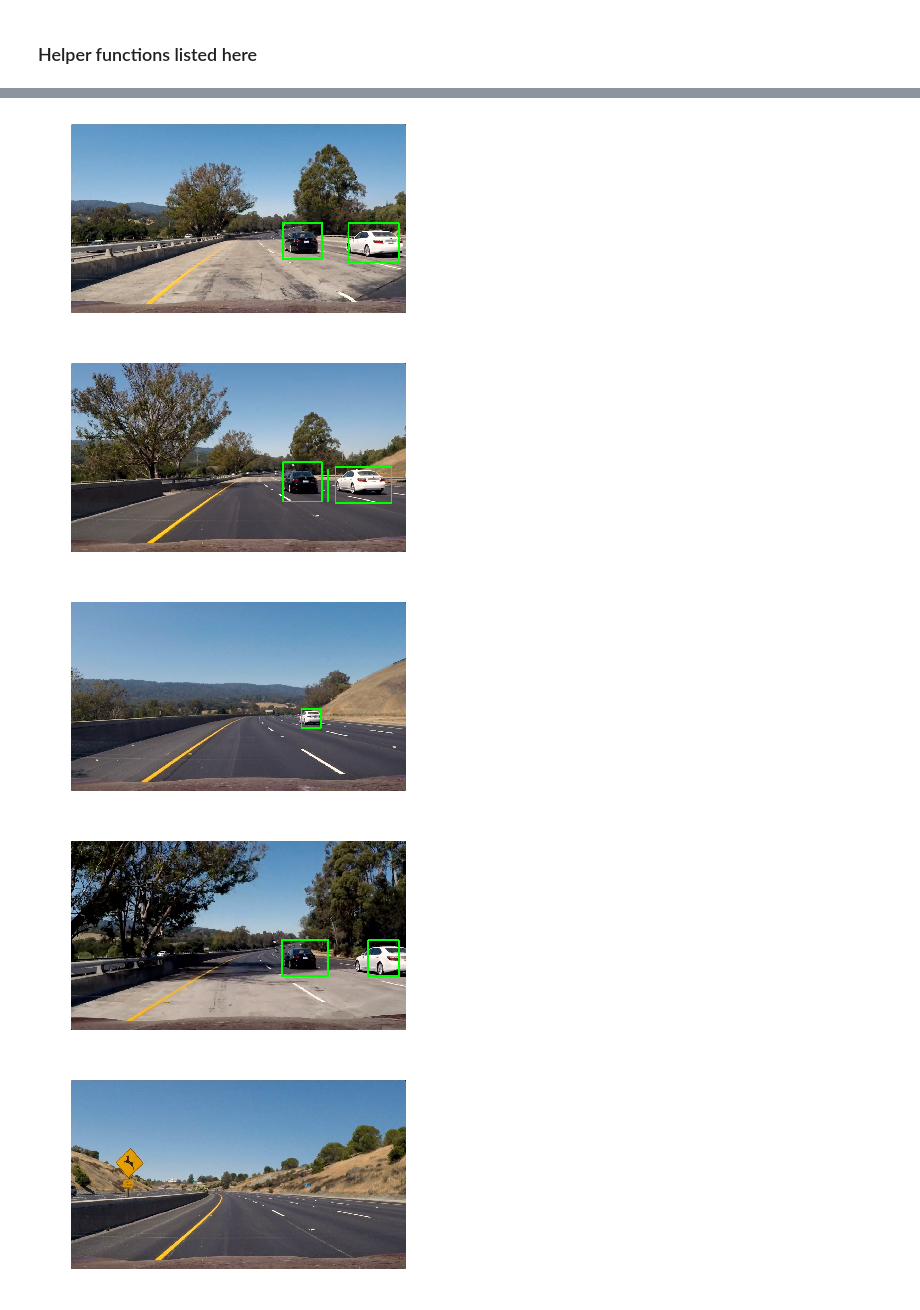
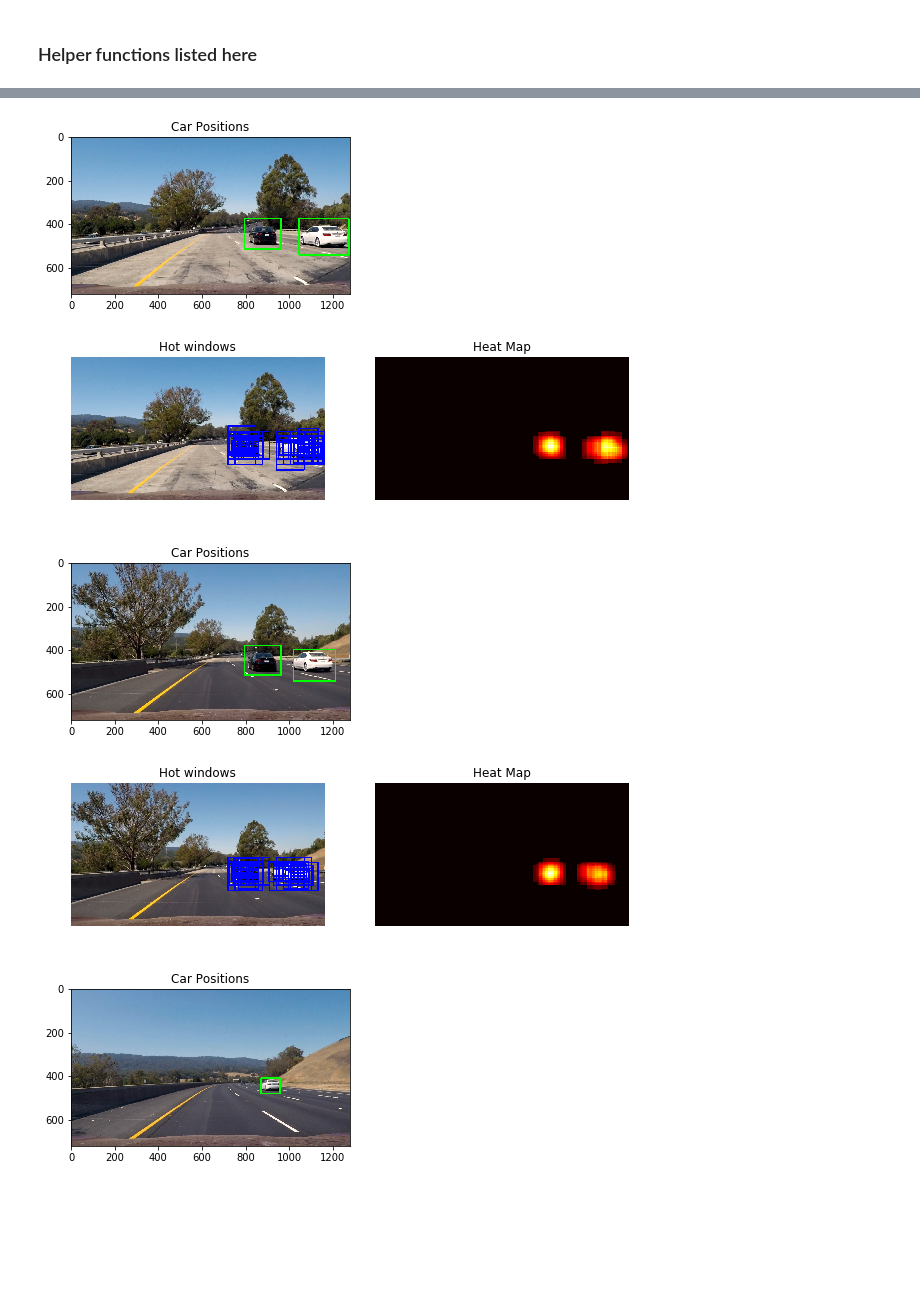
Before and after one commit to mahmud83/vehicle-detection-11, a Jupyter notebook: P5.ipynb, the cells around one changed output, grey strips where cells are left out. Drawn from its saved outputs; the diff is of its cells as text; code cells hidden in the pictures; blank space fills up the shorter version.

```diff
--- a/P5.ipynb
+++ b/P5.ipynb
@@ -277,7 +290,6 @@ my_params = {
         'pix_per_cell' : 16,   # HOG pixels per cell, orig 8
         'cell_per_block' : 2,  # HOG cells per block
         'hog_channel' : 'ALL', # Can be 0, 1, 2, or "ALL"
-#         'spatial_size' : (32, 32),  # Spatial binning dimensions
         'spatial_size' : (32, 32),
         'hist_bins' : 32,   # Number of histogram bins
         'spatial_feat' : True, # Spatial features on or off
@@ -346,7 +358,7 @@ def train_classifier():
     print(round(t2-t, 5), 'Seconds to predict', n_predict,'labels with SVC')
     return svc, X_scaler
 
-# if debug_run == 1:
-svc, X_scaler = train_classifier()
-#     debug_run = 0
+if debug_run == 1:
+    svc, X_scaler = train_classifier()
+    debug_run = 0
 # %% [output]
@@ -361,5 +373,5 @@ For these 10 labels:  [ 1.  1.  1.  0.  0.  0.  1.  0.  0.  1.]
 # %%
-search_classify_obj = SearchandClassify(my_params, svc, X_scaler)
+search_classify_obj = SearchandClassify(my_params, window_config, svc, X_scaler)
 
 test_images = glob.glob('test_images/*.jpg')
 
@@ -370,55 +382,51 @@ def test_pipeline(each_file, debug=False):
     if np.max(image) > 1:
         image = image.astype(np.float32) / float(np.max(image))
 
     windows = search_classify_obj.find_all_windows(image)
     hot_windows = search_classify_obj.search_windows(image, windows)
-    window_img = draw_boxes(image_copy, windows, color=(0, 0, 255), thick=6)
+    window_img = draw_boxes(image_copy, hot_windows, color=(0, 0, 255), thick=6)
 
     heat = np.zeros_like(image[:,:,0]).astype(np.float)
+
     # Add heat to each box in box list
     heat = add_heat(heat, hot_windows)
+
     # Apply threshold to help remove false positives
-    heat = apply_threshold(heat, 1)
+    heat = apply_threshold(heat, 3)
+
     # Find final boxes from heatmap using label function
     labels = label(heat)
     result = draw_labeled_bboxes(image_copy, labels)
 
     if debug == True:
-        f, (sp1, sp2, sp3, sp4) = plt.subplots(1, 4, figsize=(20,12))
-        sp1.imshow(window_img)
-        sp1.set_title('Matched windows', fontsize=10)
-        sp1.axis('off')
+        frame, (im1) = plt.subplots(1, 1, figsize=(5, 4))
+#         im1.imshow(labels[0], cmap='gray')
+#         im1.set_title('{} cars found'.format(labels[1]))
+#         im1.axis('off')
+        plot_hot_heat(window_img, heat)
+        im1.imshow(result)
+        im1.set_title('Car Positions')
+        im1.axis('on')
 
-        sp2.imshow(labels[0], cmap='gray')
-        sp2.set_title('{} cars found'.format(labels[1]), fontsize=10)
-        sp2.axis('off')
-
-        sp3.imshow(heat, cmap='hot')
-        sp3.set_title('Heatmap', fontsize=10)
-        sp3.axis('off')
-
-        sp4.imshow(result)
-        sp4.set_title('Car Positions')
-        sp4.axis('off')
     else:
         return result
 
-heat_collect = deque(maxlen=15)
-class_use = True
+heat_buffer = deque(maxlen=15)
+class_use = False
 
 for each_file in test_images:
-    heat_collect.clear()
+    heat_buffer.clear()
     if class_use == False:
         test_pipeline(each_file, debug=True)
     else:
         image = mpimg.imread(each_file)
         result = search_classify_obj.process_frame(image)
         plt.imshow(result)
         plt.axis('off')
         plt.show()
 # %% [output]
-[figure, old version]
+[figure, new version]
-[figure, old version]
+[figure, new version]
-[figure, old version]
+[figure, new version]
-[figure, old version]
+[figure, new version]
-[figure, old version]
+[figure, new version]
```
Also changed, not shown: parts of 8 cells of this notebook, 2 other files.
